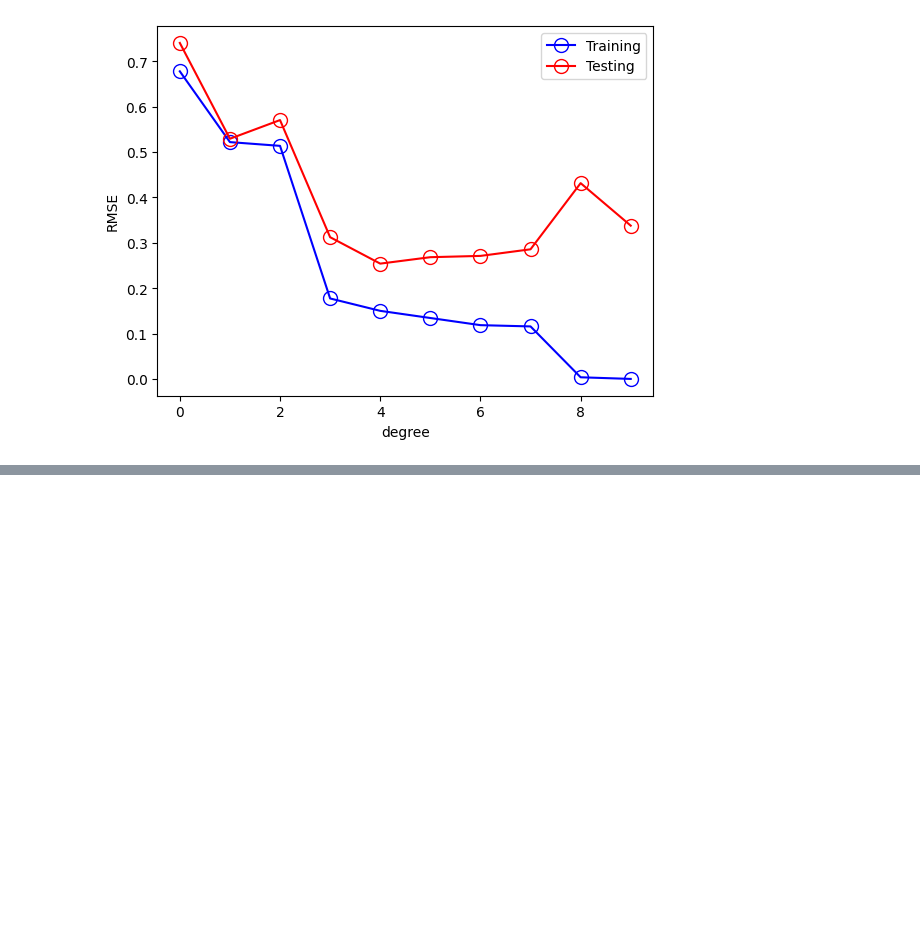
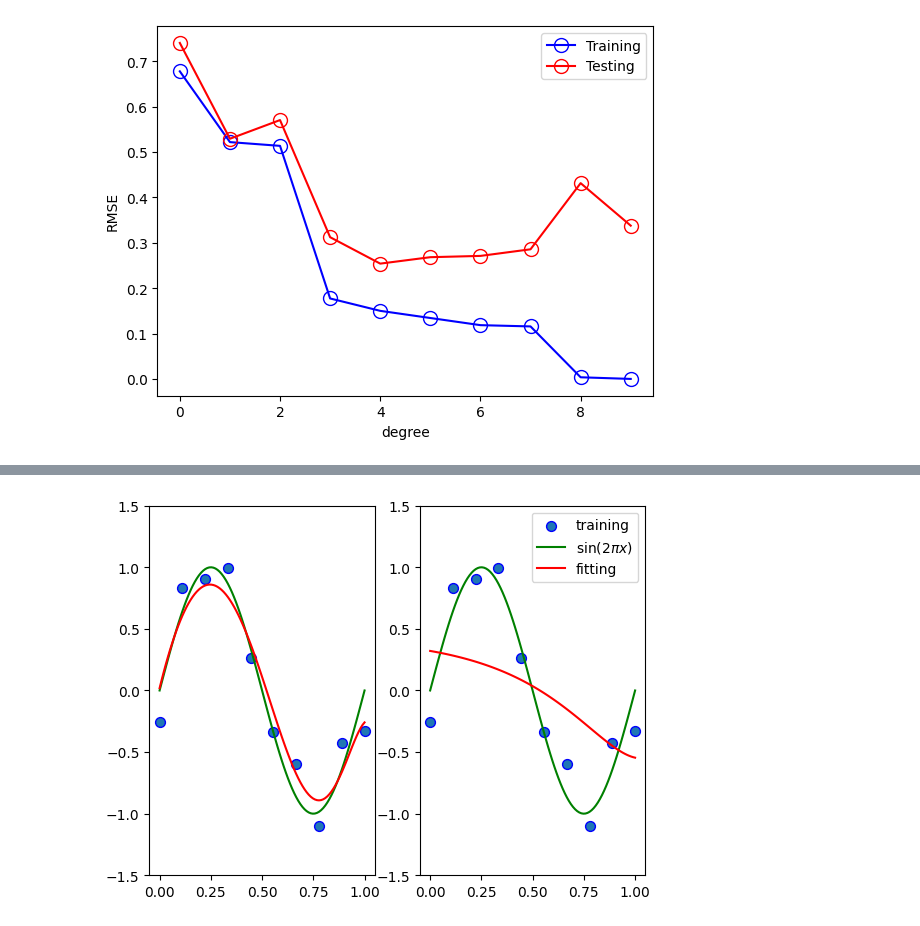
Before and after one commit to bestcx7/xueqianban, a Jupyter notebook: 1.引言/引言.ipynb, the cells around one changed output, grey strips where cells are left out. Drawn from its saved outputs; the diff is of its cells as text; code cells hidden in the pictures; blank space fills up the shorter version.

Commit message:
add regression

```diff
--- a/1.引言/引言.ipynb
+++ b/1.引言/引言.ipynb
@@ -96,0 +105,20 @@ plt.show()
+# %%
+for i, alp in enumerate([1e-3, 1]):
+    plt.subplot(1, 2, i+1)
+    feature = PloynomialFeature(9)
+    X_train = feature.transform(x_train)
+    X_test = feature.transform(x_test)
+
+    model = RidgeRegression(alpha=alp)
+    model.fit(X_train, y_train)
+
+    y = model.predict(X_test)
+    plt.scatter(x_train, y_train, edgecolors='b', s=50, label='training')
+    plt.plot(x_test, y_test, c='g', label='$\sin(2\pi x)$')
+    plt.plot(x_test, y, c='r', label='fitting')
+    plt.ylim(-1.5, 1.5)
+plt.legend()
+plt.annotate("M=9", xy=(-0.15, 1))
+plt.show()
+# %% [output]
+[figure, added]
```
Also changed, not shown: parts of 2 cells of this notebook, 1 other file.
